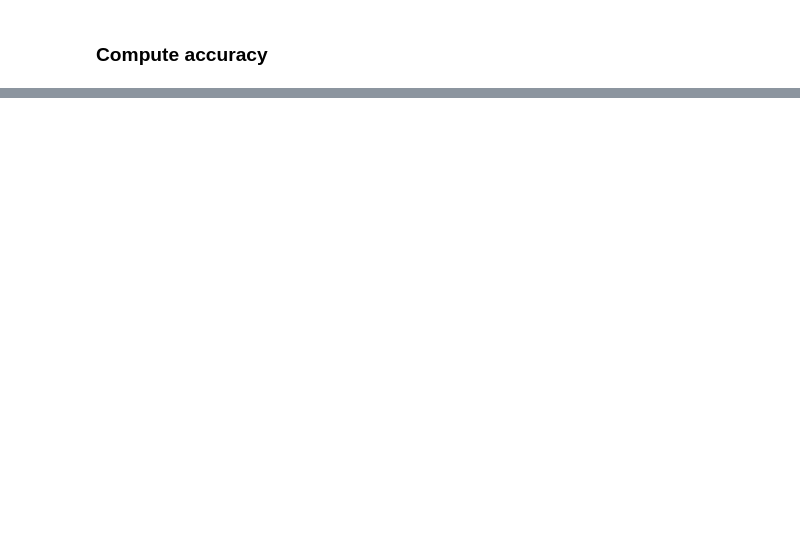
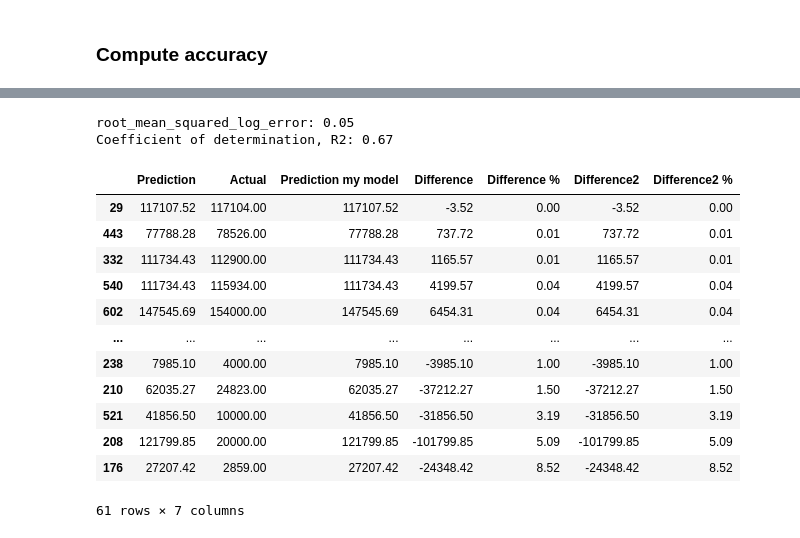
Before and after one commit to Byoskill/amplify-elb-blog, a Jupyter notebook: backend/jupyterPrediction.ipynb, the cells around one changed output, grey strips where cells are left out. Saved outputs shown, nothing was run; the diff lists cells and outputs as text; code cells hidden in the pictures; blank space fills up the shorter version.

```diff
--- a/backend/jupyterPrediction.ipynb
+++ b/backend/jupyterPrediction.ipynb
@@ -285,6 +207,2 @@ def fit_model(retainedColumns: list, X, y):
 # %% [markdown]
 ### Graph and precision evaluation
-# %%
-retained_columns = X_train_d.columns
-print("We use ", len(retained_columns), " the columns are ", retained_columns)
-regr = fit_model(retained_columns,  X_train_d, y_train )
@@ -347,0 +260,35 @@ g = sns.jointplot(x="Expected", y="Prediction", data=data,
+# %%
+predictions = reg.predict(X_test)
+predictions2 = regr.predict(X_test)
+
+
+print("root_mean_squared_log_error: %.2f" % root_mean_squared_log_error(y_test, predictions))
+# The coefficient of determination: 1 is perfect prediction
+print("Coefficient of determination, R2: %.2f" % r2_score(y_test, predictions))
+
+
+
+results = pd.DataFrame({'Prediction': np.exp(predictions), 'Actual': np.exp(y_test)})
+results["Prediction my model"] = np.exp(predictions2)
+results['Difference'] = np.exp(y_test) - np.exp(predictions)
+results['Difference %'] = abs(results['Difference'])/results['Actual']
+results['Difference2'] = np.exp(y_test) - np.exp(predictions2)
+results['Difference2 %'] = abs(results['Difference2'])/results['Actual']
+
+results.sort_values(by='Difference %')
+# %% [output]
+root_mean_squared_log_error: 0.05
+Coefficient of determination, R2: 0.67
+|  | Prediction | Actual | Prediction my model | Difference | Difference % | Difference2 | Difference2 % |
+| 29 | 117107.52 | 117104.00 | 117107.52 | -3.52 | 0.00 | -3.52 | 0.00 |
+| 443 | 77788.28 | 78526.00 | 77788.28 | 737.72 | 0.01 | 737.72 | 0.01 |
+| 332 | 111734.43 | 112900.00 | 111734.43 | 1165.57 | 0.01 | 1165.57 | 0.01 |
+| 540 | 111734.43 | 115934.00 | 111734.43 | 4199.57 | 0.04 | 4199.57 | 0.04 |
+| 602 | 147545.69 | 154000.00 | 147545.69 | 6454.31 | 0.04 | 6454.31 | 0.04 |
+| ... | ... | ... | ... | ... | ... | ... | ... |
+| 238 | 7985.10 | 4000.00 | 7985.10 | -3985.10 | 1.00 | -3985.10 | 1.00 |
+| 210 | 62035.27 | 24823.00 | 62035.27 | -37212.27 | 1.50 | -37212.27 | 1.50 |
+| 521 | 41856.50 | 10000.00 | 41856.50 | -31856.50 | 3.19 | -31856.50 | 3.19 |
+| 208 | 121799.85 | 20000.00 | 121799.85 | -101799.85 | 5.09 | -101799.85 | 5.09 |
+| 176 | 27207.42 | 2859.00 | 27207.42 | -24348.42 | 8.52 | -24348.42 | 8.52 |
+61 rows × 7 columns
```
Also changed, not shown: parts of 24 cells of this notebook, 3 other files.
